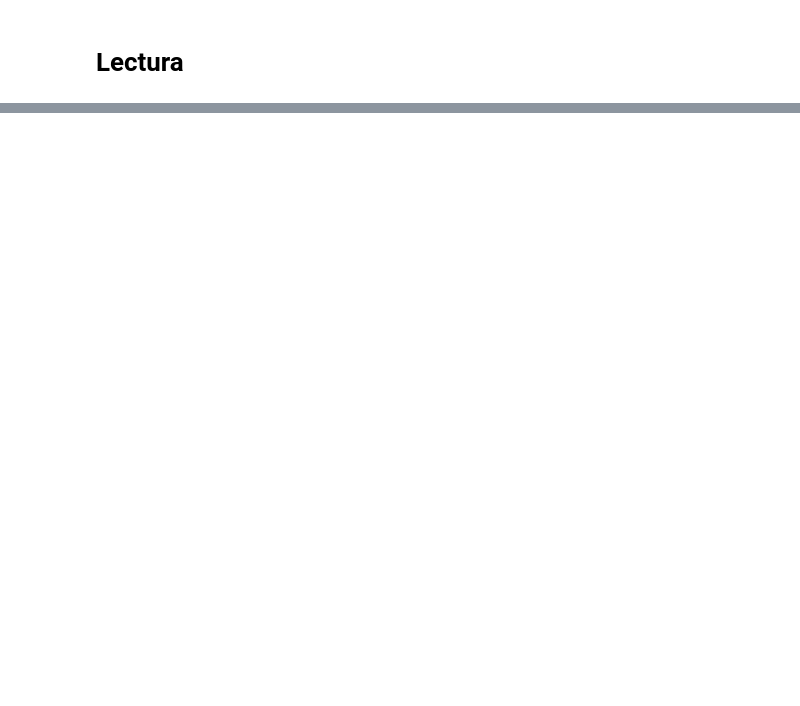
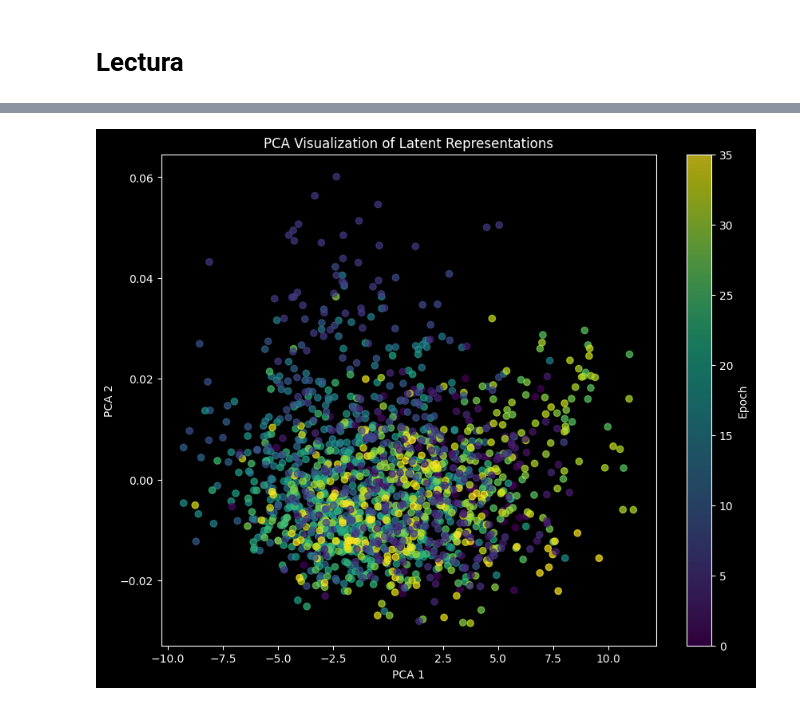
Before and after one commit to msanchezr99/pi2, a Jupyter notebook: CVA_note.ipynb, the cells around one changed output, grey strips where cells are left out. Cells and saved outputs as stored; diff of their text form; code cells hidden in the pictures; blank space fills up the shorter version.

```diff
--- a/CVA_note.ipynb
+++ b/CVA_note.ipynb
@@ -426,0 +431,17 @@ AttributeError: module 'umap' has no attribute 'UMAP'
+# %%
+from sklearn.decomposition import PCA
+
+# Reduce dimensions with PCA
+pca = PCA(n_components=2)
+pca_embeddings = pca.fit_transform(latent_representations)
+
+# Plot PCA embeddings
+plt.figure(figsize=(10, 8))
+plt.scatter(pca_embeddings[:, 0], pca_embeddings[:, 1], c=epochs, cmap='viridis', alpha=0.7)  # Color by epoch
+plt.colorbar(label="Epoch")
+plt.title("PCA Visualization of Latent Representations")
+plt.xlabel("PCA 1")
+plt.ylabel("PCA 2")
+plt.show()
+# %% [output]
+[figure, added]
```
Also changed, not shown: parts of 9 cells of this notebook, 17 other files.
